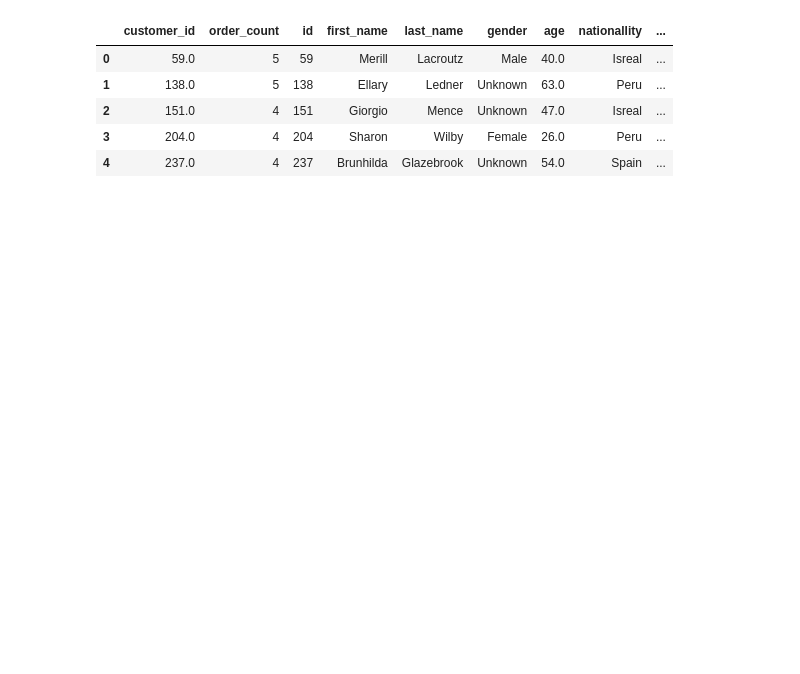
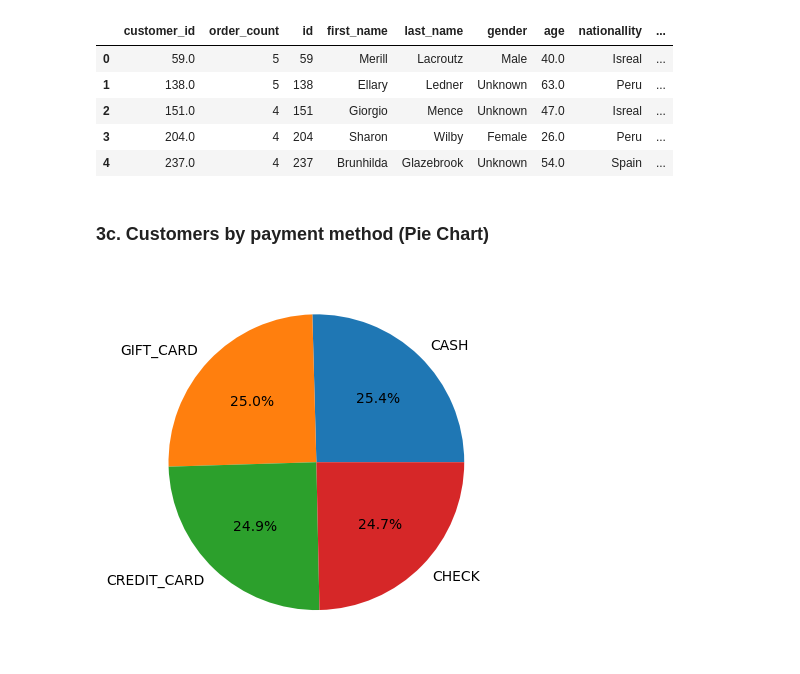
Before and after one commit to AdirBuskila/ecom-test-1, a Jupyter notebook: First-Test.ipynb, the cells around one changed output. Cells and saved outputs as stored; diff of their text form; code cells hidden in the pictures; blank space fills up the shorter version.

```diff
--- a/First-Test.ipynb
+++ b/First-Test.ipynb
@@ -402,3 +404,12 @@ top_five_customers(o_df,c_df)
 | 4 | 237.0 | 4 | 237 | Brunhilda | Glazebrook | Unknown | 54.0 | Spain | ... |
 # %%
 def payment_methods(df):
+    plot_df = df.copy()
+    plot_df = plot_df.value_counts('payment_method').reset_index(name='count')
+    plt.pie(plot_df['count'],labels=plot_df['payment_method'],autopct='%1.1f%%')
+# %% [markdown]
+### 3c. Customers by payment method (Pie Chart)
+# %%
+payment_methods(o_df)
+# %% [output]
+[figure, added]
```
Also changed, not shown: parts of 21 cells of this notebook.
